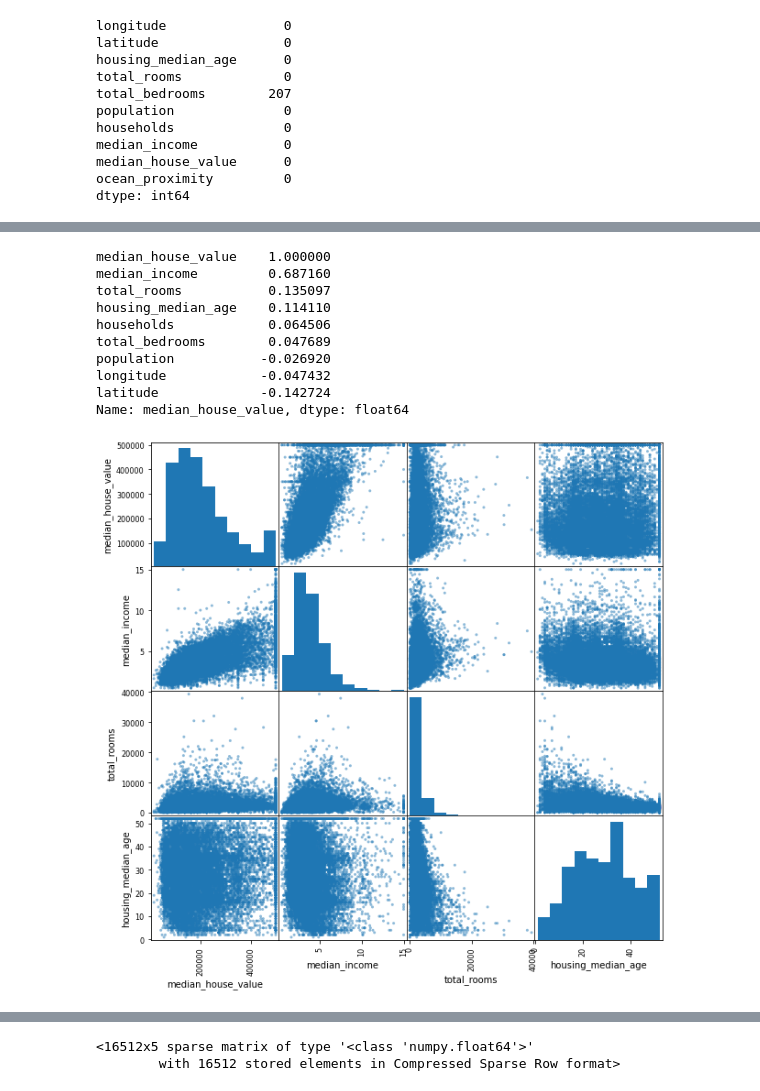
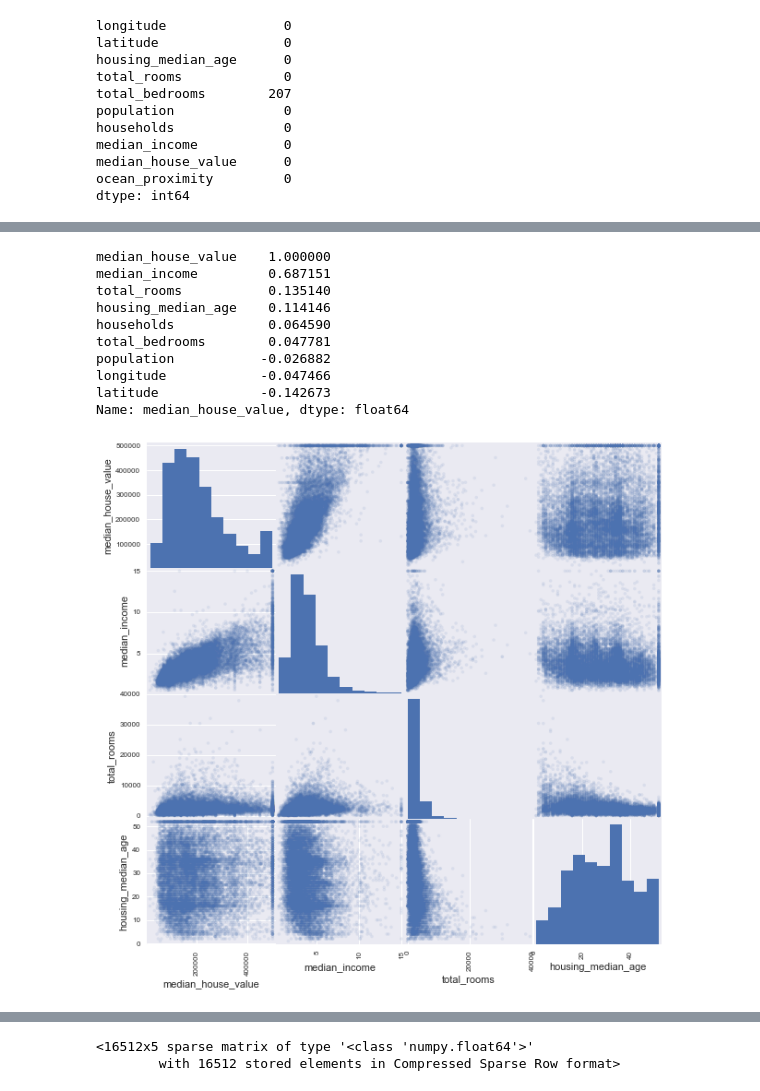
Before and after one commit to fanjingwenvi/handson_ml2_note, a Jupyter notebook: 02_end_to_end.ipynb, the cells around one changed output, grey strips where cells are left out. Saved outputs shown, nothing was run; the diff lists cells and outputs as text; code cells hidden in the pictures.

```diff
--- a/02_end_to_end.ipynb
+++ b/02_end_to_end.ipynb
@@ -129,5 +125,8 @@ housing.describe()
 # %%
 import matplotlib.pyplot as plt
-housing.hist(bins=25, figsize=(10, 8))
+plt.style.use("seaborn")
+## set the default style
+
+housing.hist(bins=30, figsize=(10, 8))
 plt.show()
 # %% [output]
@@ -146,12 +146,13 @@ from sklearn.model_selection import train_test_split
 train_set, test_set = train_test_split(housing, test_size=0.2, random_state=42)
 # %%
 from sklearn.model_selection import StratifiedShuffleSplit
-split = StratifiedShuffleSplit(n_splits=1, test_size=0.2, random_state=42)
-for train_index, test_index in split.split(housing, housing['income_cat']):
+for train_index, test_index in StratifiedShuffleSplit(n_splits=1, test_size=0.2, random_state=42).split(housing, housing['income_cat']):
     strat_train_set = housing.loc[train_index]
     strat_test_set = housing.loc[test_index]
+
 ## np.random.permutation(len(data)): shuffle
 ## train_test_split: ShuffleSplit().split()
+
 ## cross-validator: StratifiedShuffleSplit().split()
 ## n_splits: object of n_splits resultes
 # %%
@@ -199,22 +203,22 @@ corr_matrix = housing.corr().median_house_value.sort_values(ascending=False)
 corr_matrix
 # %% [output]
 median_house_value    1.000000
-median_income         0.687160
-total_rooms           0.135097
-housing_median_age    0.114110
-households            0.064506
-total_bedrooms        0.047689
-population           -0.026920
-longitude            -0.047432
-latitude             -0.142724
+median_income         0.687151
+total_rooms           0.135140
+housing_median_age    0.114146
+households            0.064590
+total_bedrooms        0.047781
+population           -0.026882
+longitude            -0.047466
+latitude             -0.142673
 Name: median_house_value, dtype: float64
 # %%
 from pandas.plotting import scatter_matrix
 corr_attributes = list(corr_matrix.index[:4])
-scatter_matrix(housing[corr_attributes], figsize=(10, 10))
+scatter_matrix(housing[corr_attributes], figsize=(10, 10),alpha=0.1)
 plt.show()
 # %% [output]
-[figure, old version]
+[figure, new version]
 # %%
 housing.plot(kind='scatter', x='median_income', y='median_house_value', alpha=0.1)
 plt.show()
```
Also changed, not shown: parts of 45 cells of this notebook, 2 other files.
